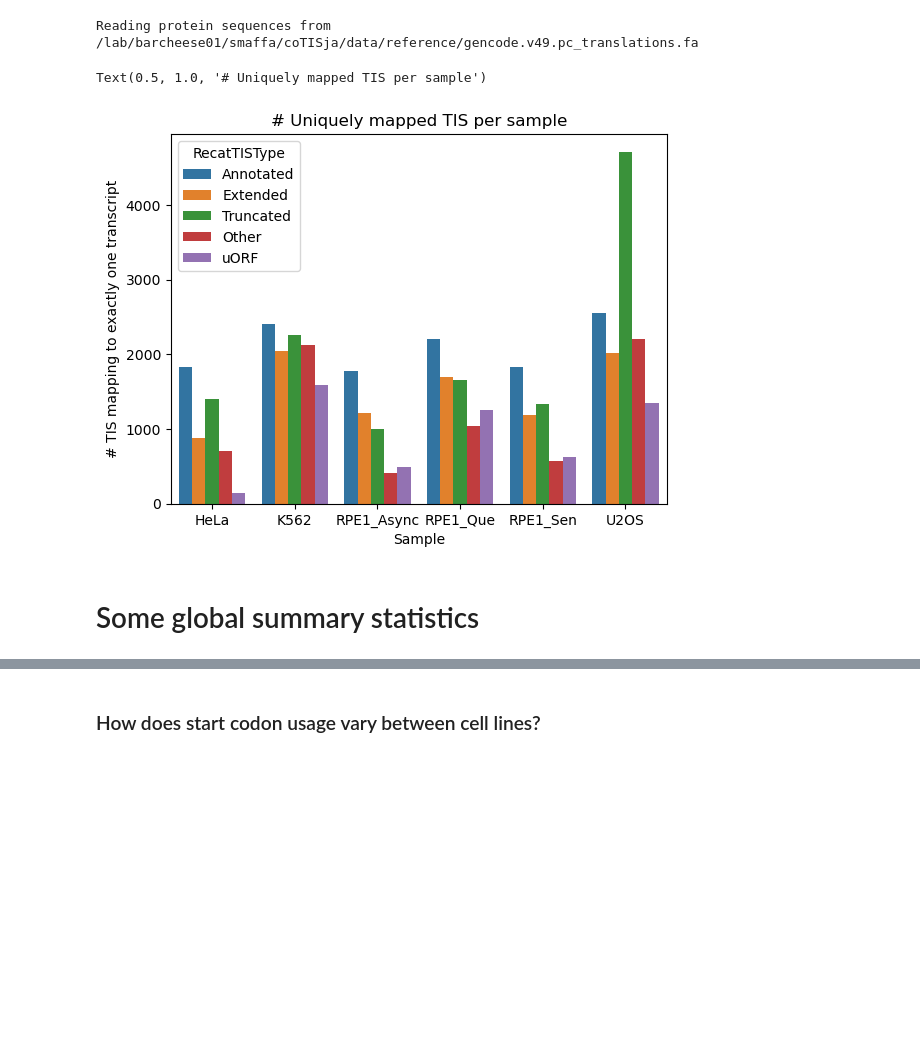
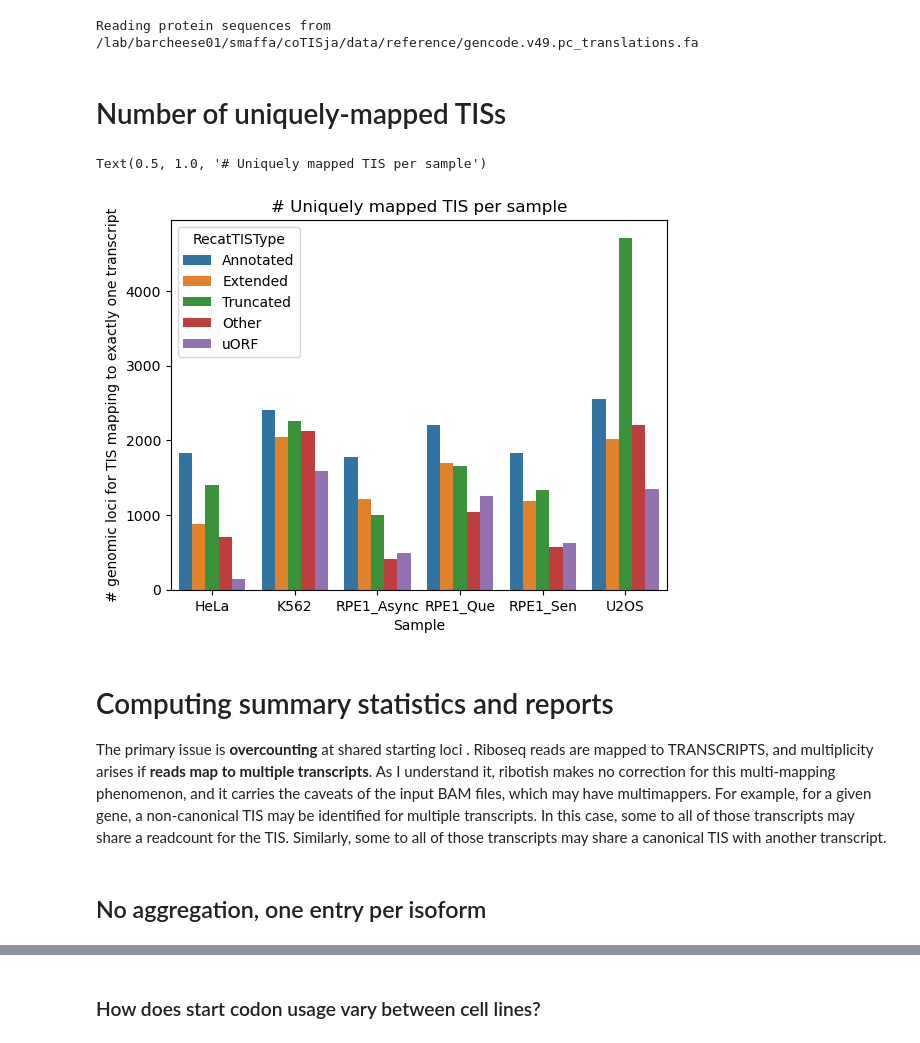
Before and after one commit to cheeseman-lab/coTISja, a Jupyter notebook: src/notebooks/explore_tis_data.ipynb, the cells around one changed output, grey strips where cells are left out. Saved outputs shown, nothing was run; the diff lists cells and outputs as text; code cells hidden in the pictures; blank space fills up the shorter version.

```diff
--- a/src/notebooks/explore_tis_data.ipynb
+++ b/src/notebooks/explore_tis_data.ipynb
@@ -99,3 +114,5 @@ tis_to_gene = all_tis_df[['TIS_ID', 'Gid']].drop_duplicates()
+# %% [markdown]
+# Number of uniquely-mapped TISs
 # %%
 # TIS joined variables:
 # NOTE: TISs are counted by their mapping to TRANSCRIPTS, but this aggregation is over unique GENOMIC TISs; i.e. there may be TISs at the same genomic locus with different count values
@@ -125,13 +142,13 @@ genomic_tis_df = genomic_tis_concat_fields.reset_index().merge(genomic_tis_agg_f
 # %%
 sns.countplot(
     genomic_tis_df[~genomic_tis_df['IsoformID'].str.contains('\|') & (genomic_tis_df['Imputed'] == 'False')],
     x='Sample', hue='RecatTISType'
 )
-plt.ylabel('# TIS mapping to exactly one transcript')
+plt.ylabel('# genomic loci for TIS mapping to exactly one transcript')
 plt.title('# Uniquely mapped TIS per sample')
 # %% [output]
 Text(0.5, 1.0, '# Uniquely mapped TIS per sample')
-[figure, old version]
+[figure, new version]
 # %%
 # from Bio import SeqIO
 
@@ -144,4 +161,6 @@ Text(0.5, 1.0, '# Uniquely mapped TIS per sample')
 # gencode_transcript_sequences['Len'] = gencode_transcript_sequences['Seq'].apply(lambda x: len(x))
 # gencode_transcript_sequences
 # %% [markdown]
-# Some global summary statistics
+# Computing summary statistics and reports
+
+The primary issue is **overcounting** at shared starting loci . Riboseq reads are mapped to TRANSCRIPTS, and multiplicity arises if **reads map to multiple transcripts**. As I understand it, ribotish makes no correction for this multi-mapping phenomenon, and it carries the caveats of the input BAM files, which may have multimappers. For example, for a given gene, a non-canonical TIS may be identified for multiple transcripts. In this case, some to all of those transcripts may share a readcount for the TIS. Similarly, some to all of those transcripts may share a canonical TIS with another transcript.
@@ -155,0 +167,2 @@ norm_isoform_counts_matrix = all_tis_df.pivot_table(index='Sample', columns='Iso
+# %% [markdown]
+## No aggregation, one entry per isoform
```
Also changed, not shown: parts of 53 cells of this notebook.
